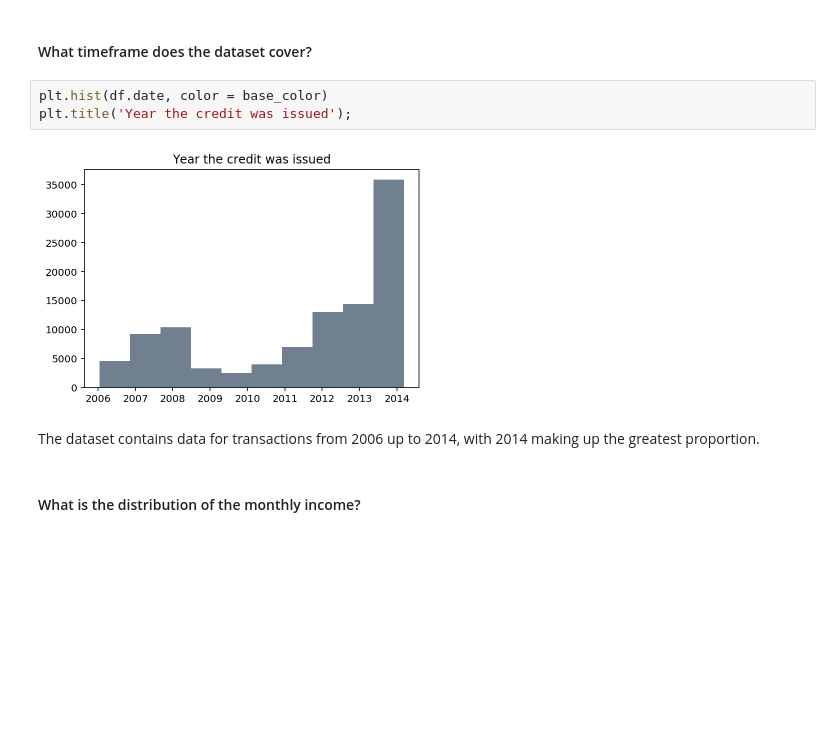
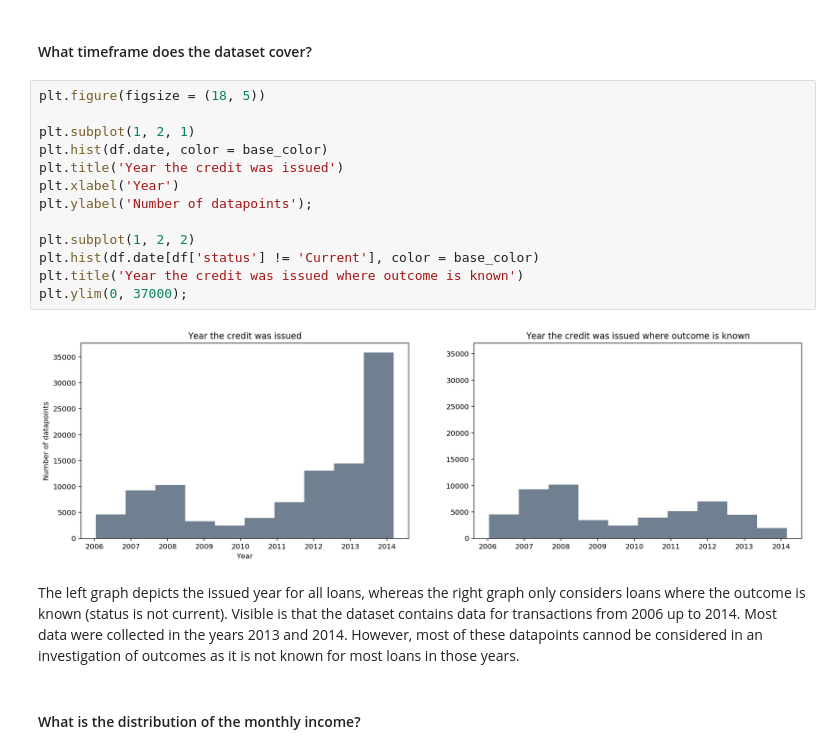
Before and after one commit to janikvalentin/Loan_Data_EDA, a Jupyter notebook: Loan_Data_Investigation.ipynb, the cells around one changed output. Saved outputs shown, nothing was run; the diff lists cells and outputs as text; blank space fills up the shorter version.

```diff
--- a/Loan_Data_Investigation.ipynb
+++ b/Loan_Data_Investigation.ipynb
@@ -327,12 +393,22 @@ df.to_csv('loan_data_master.csv', index = False)
 base_color = '#708090'
 # %% [markdown]
 #### What timeframe does the dataset cover?
-# %%
-plt.hist(df.date, color = base_color)
-plt.title('Year the credit was issued');
-# %% [output]
-[figure, removed]
-# %% [markdown]
-The dataset contains data for transactions from 2006 up to 2014, with 2014 making up the greatest proportion.
+# %%
+plt.figure(figsize = (18, 5))
+
+plt.subplot(1, 2, 1)
+plt.hist(df.date, color = base_color)
+plt.title('Year the credit was issued')
+plt.xlabel('Year')
+plt.ylabel('Number of datapoints');
+
+plt.subplot(1, 2, 2)
+plt.hist(df.date[df['status'] != 'Current'], color = base_color)
+plt.title('Year the credit was issued where outcome is known')
+plt.ylim(0, 37000);
+# %% [output]
+[figure, added]
+# %% [markdown]
+The left graph depicts the issued year for all loans, whereas the right graph only considers loans where the outcome is known (status is not current). Visible is that the dataset contains data for transactions from 2006 up to 2014. Most data were collected in the years 2013 and 2014. However, most of these datapoints cannod be considered in an investigation of outcomes as it is not known for most loans in those years.
 # %% [markdown]
 #### What is the distribution of the monthly income?
```
Also changed, not shown: parts of 74 cells of this notebook.
